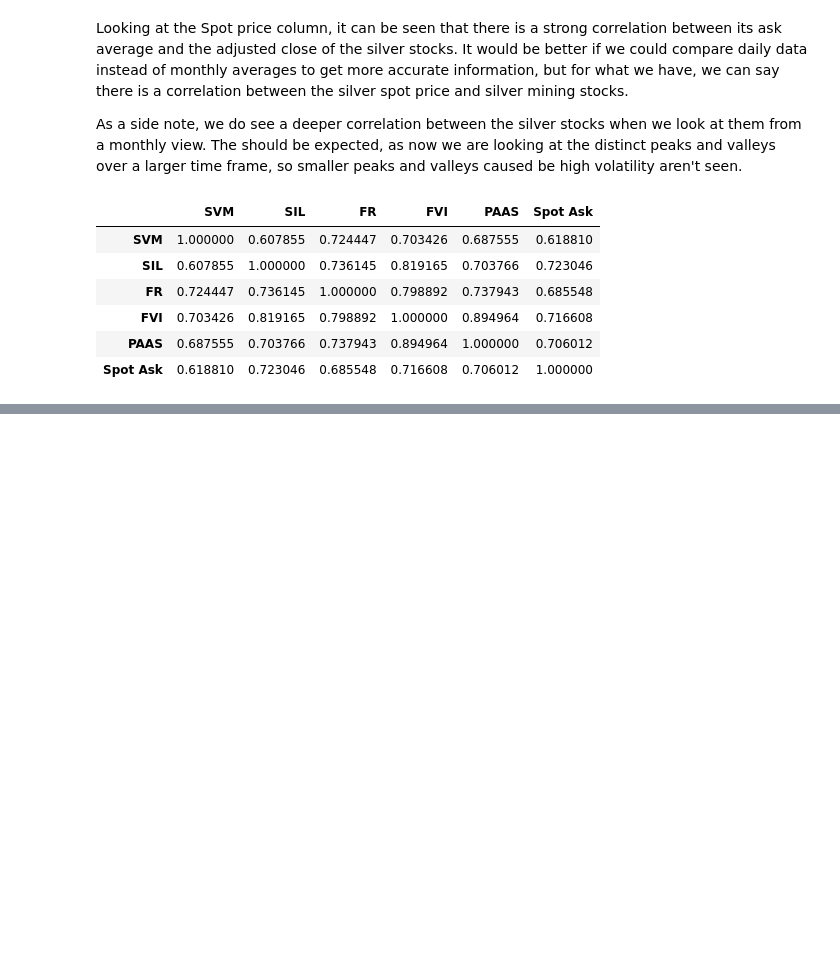
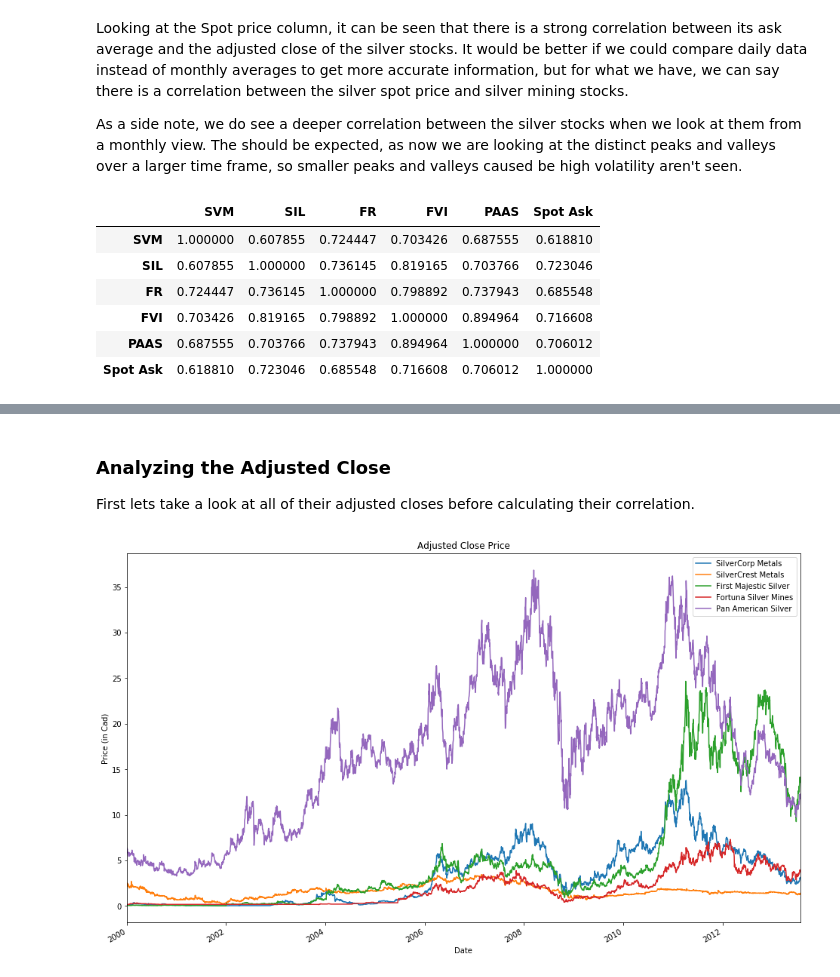
Before and after one commit to Benjamin-Pickers/Stock-Analysis, a Jupyter notebook: Stock analysis/ComparingCanadianSilverStocks.ipynb, the cells around one changed output, grey strips where cells are left out. Cells and saved outputs as stored; diff of their text form; code cells hidden in the pictures; blank space fills up the shorter version.

Commit message:
Started adding the past data

```diff
--- a/Stock analysis/ComparingCanadianSilverStocks.ipynb
+++ b/Stock analysis/ComparingCanadianSilverStocks.ipynb
@@ -344,0 +359,11 @@ spot_corr
+# %%
+start = datetime.datetime(2000, 1, 1)
+end = datetime.datetime(2013, 7, 28)
+
+svm = web.DataReader('SVM.TO', 'yahoo', start, end)
+sil = web.DataReader('SIL.TO', 'yahoo', start, end)
+fr = web.DataReader('FR.TO', 'yahoo', start, end)
+fvi= web.DataReader('FVI.TO', 'yahoo', start, end)
+paas = web.DataReader('PAAS.TO', 'yahoo', start, end)
+
+svm_past.head()
@@ -344,0 +378,15 @@ spot_corr
+# %% [markdown]
+### Analyzing the Adjusted Close
+<a id="adjustedClosePast"></a>
+First lets take a look at all of their adjusted closes before calculating their correlation.
+# %%
+#Plot based on Closing prices
+svm['Adj Close'].plot(label='SilverCorp Metals', figsize=(16,10), title='Adjusted Close Price')
+sil['Adj Close'].plot(label='SilverCrest Metals')
+fr['Adj Close'].plot(label='First Majestic Silver')
+fvi['Adj Close'].plot(label='Fortuna Silver Mines')
+paas['Adj Close'].plot(label='Pan American Silver')
+plt.ylabel('Price (in Cad)')
+plt.legend();
+# %% [output]
+[figure, added]
```
Also changed, not shown: parts of 11 cells of this notebook.
